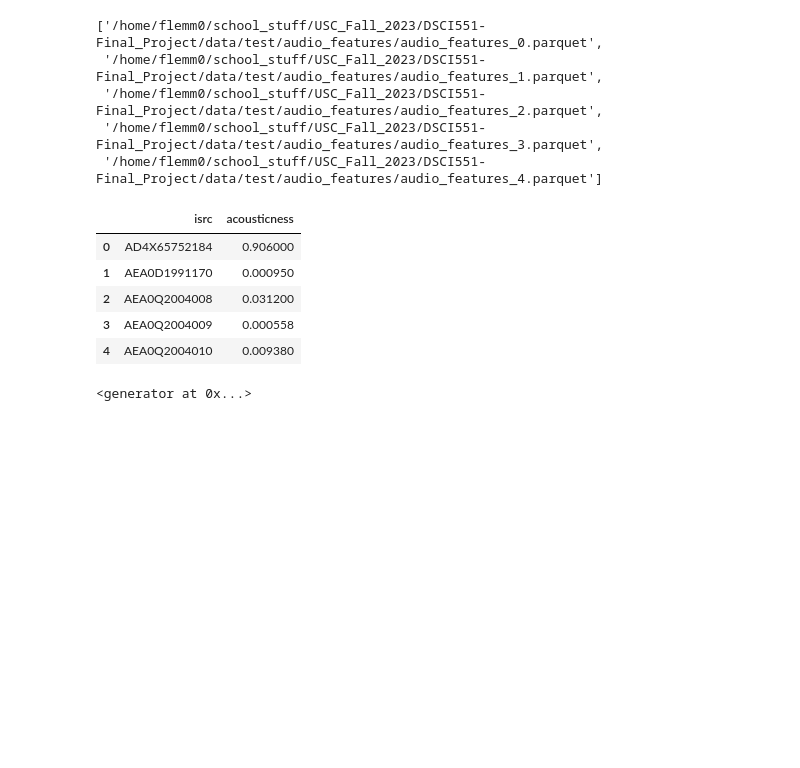
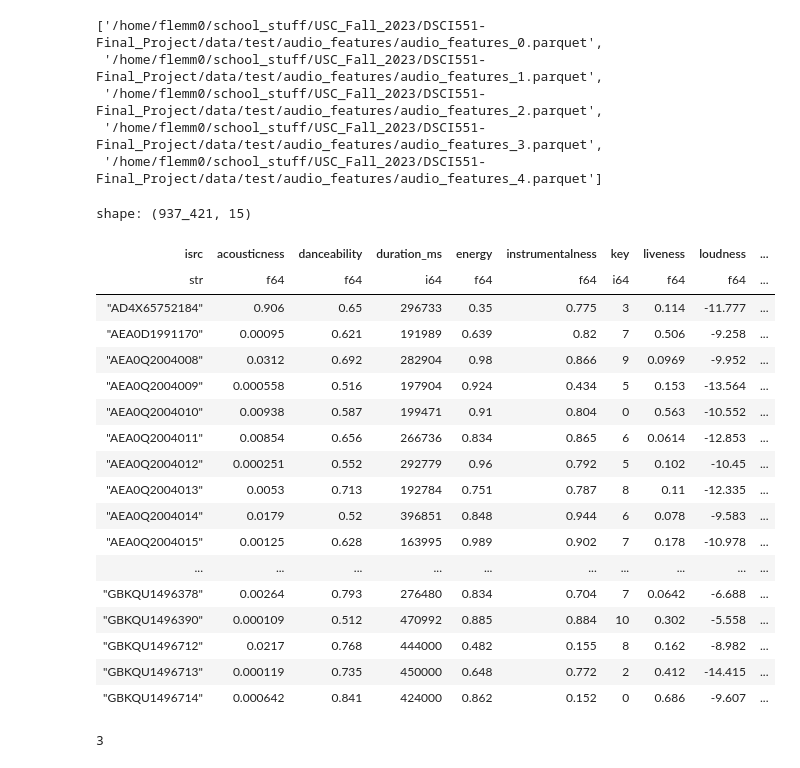
Before and after one commit to flemm0/MiggyDB, a Jupyter notebook: testing.ipynb, the cells around one changed output. Cells and saved outputs as stored; diff of their text form; code cells hidden in the pictures; blank space fills up the shorter version.

Commit message:
adding code for reading entire table and reading in subset of columns

```diff
--- a/testing.ipynb
+++ b/testing.ipynb
@@ -277,16 +279,29 @@ dataset.files
  '/home/flemm0/school_stuff/USC_Fall_2023/DSCI551-Final_Project/data/test/audio_features/audio_features_2.parquet',
  '/home/flemm0/school_stuff/USC_Fall_2023/DSCI551-Final_Project/data/test/audio_features/audio_features_3.parquet',
  '/home/flemm0/school_stuff/USC_Fall_2023/DSCI551-Final_Project/data/test/audio_features/audio_features_4.parquet']
-# %%
-dataset.to_table(columns=['isrc', 'acousticness']).to_pandas().head()
-# %% [output]
-|  | isrc | acousticness |
-| 0 | AD4X65752184 | 0.906000 |
-| 1 | AEA0D1991170 | 0.000950 |
-| 2 | AEA0Q2004008 | 0.031200 |
-| 3 | AEA0Q2004009 | 0.000558 |
-| 4 | AEA0Q2004010 | 0.009380 |
-# %%
-dataset.to_batches(columns=['isrc', 'acousticness'])
-# %% [output]
-<generator at 0x...>
+# %%
+pl.read_parquet(dataset.files[0])
+# %% [output]
+shape: (937_421, 15)
+| isrc | acousticness | danceability | duration_ms | energy | instrumentalness | key | liveness | loudness | ... |
+| str | f64 | f64 | i64 | f64 | f64 | i64 | f64 | f64 | ... |
+| "AD4X65752184" | 0.906 | 0.65 | 296733 | 0.35 | 0.775 | 3 | 0.114 | -11.777 | ... |
+| "AEA0D1991170" | 0.00095 | 0.621 | 191989 | 0.639 | 0.82 | 7 | 0.506 | -9.258 | ... |
+| "AEA0Q2004008" | 0.0312 | 0.692 | 282904 | 0.98 | 0.866 | 9 | 0.0969 | -9.952 | ... |
+| "AEA0Q2004009" | 0.000558 | 0.516 | 197904 | 0.924 | 0.434 | 5 | 0.153 | -13.564 | ... |
+| "AEA0Q2004010" | 0.00938 | 0.587 | 199471 | 0.91 | 0.804 | 0 | 0.563 | -10.552 | ... |
+| "AEA0Q2004011" | 0.00854 | 0.656 | 266736 | 0.834 | 0.865 | 6 | 0.0614 | -12.853 | ... |
+| "AEA0Q2004012" | 0.000251 | 0.552 | 292779 | 0.96 | 0.792 | 5 | 0.102 | -10.45 | ... |
+| "AEA0Q2004013" | 0.0053 | 0.713 | 192784 | 0.751 | 0.787 | 8 | 0.11 | -12.335 | ... |
+| "AEA0Q2004014" | 0.0179 | 0.52 | 396851 | 0.848 | 0.944 | 6 | 0.078 | -9.583 | ... |
+| "AEA0Q2004015" | 0.00125 | 0.628 | 163995 | 0.989 | 0.902 | 7 | 0.178 | -10.978 | ... |
+| ... | ... | ... | ... | ... | ... | ... | ... | ... | ... |
+| "GBKQU1496378" | 0.00264 | 0.793 | 276480 | 0.834 | 0.704 | 7 | 0.0642 | -6.688 | ... |
+| "GBKQU1496390" | 0.000109 | 0.512 | 470992 | 0.885 | 0.884 | 10 | 0.302 | -5.558 | ... |
+| "GBKQU1496712" | 0.0217 | 0.768 | 444000 | 0.482 | 0.155 | 8 | 0.162 | -8.982 | ... |
+| "GBKQU1496713" | 0.000119 | 0.735 | 450000 | 0.648 | 0.772 | 2 | 0.412 | -14.415 | ... |
+| "GBKQU1496714" | 0.000642 | 0.841 | 424000 | 0.862 | 0.152 | 0 | 0.686 | -9.607 | ... |
+# %%
+pq.ParquetFile(dataset.files[0]).metadata.num_row_groups
+# %% [output]
+3
```
Also changed, not shown: parts of 1 cell of this notebook, 1 other file.
